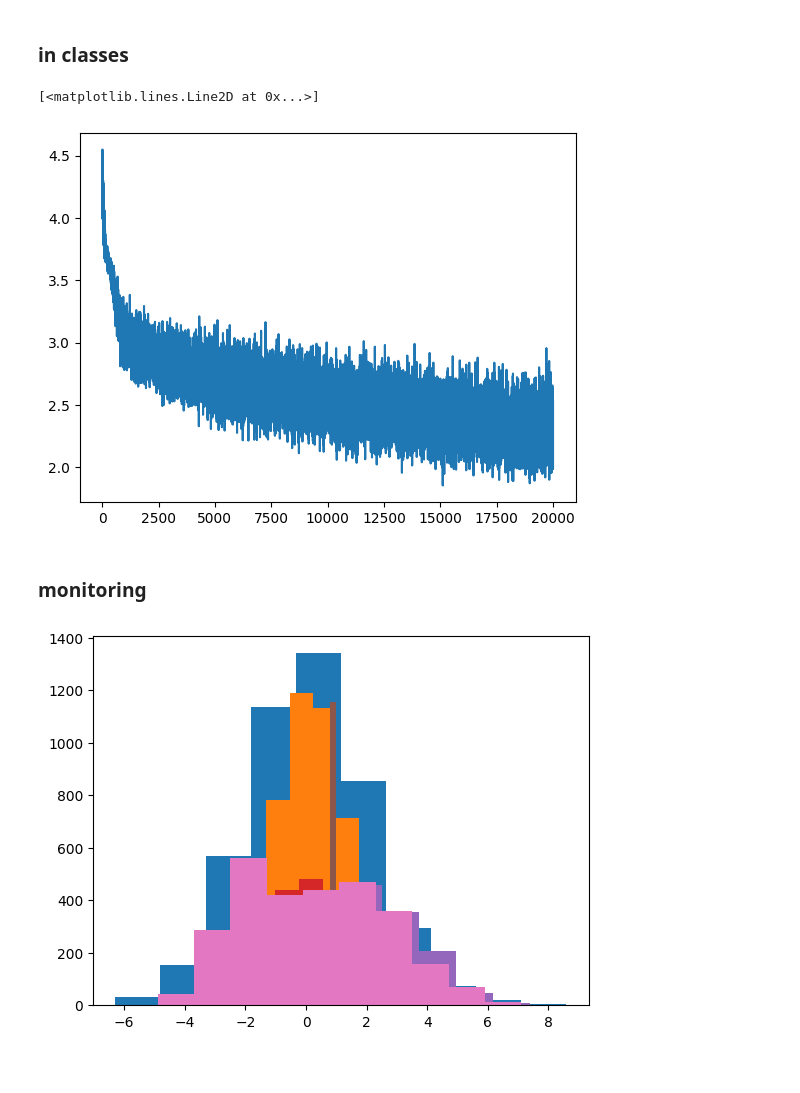
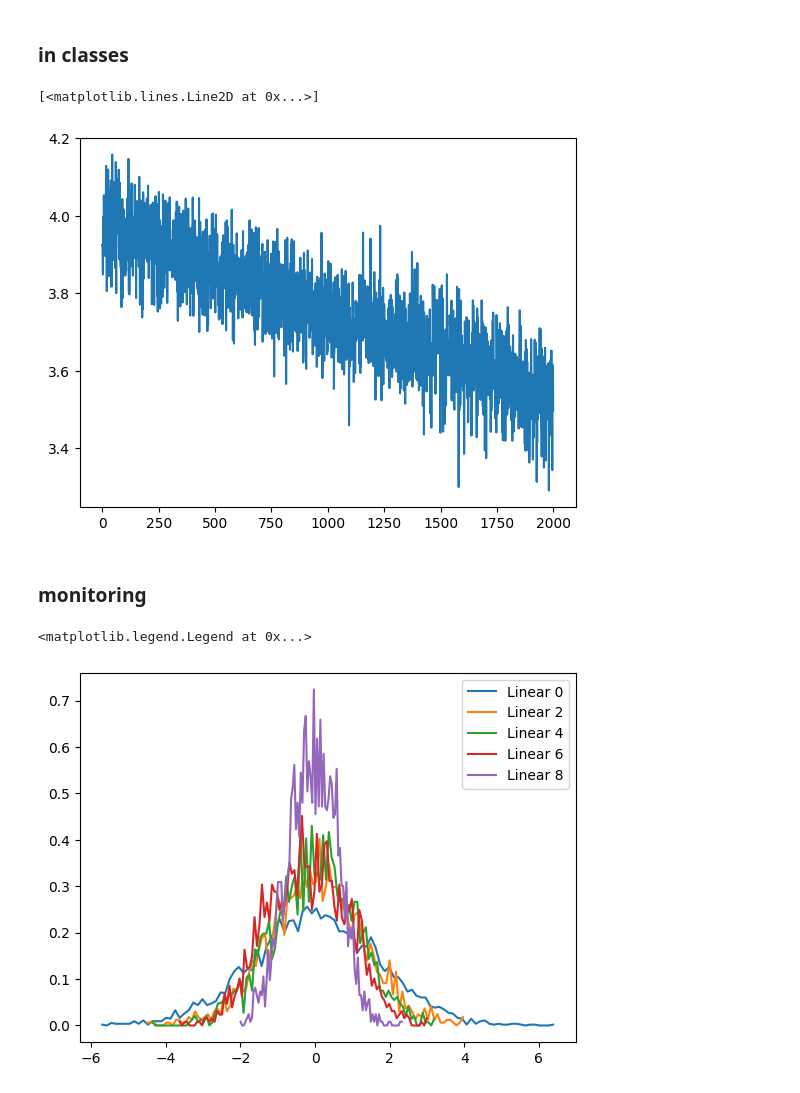
Before and after one commit to yiheinchai/kingscrosshacklab, a Jupyter notebook: projects/makemore/drugs/drugs.ipynb, the cells around one changed output. Drawn from its saved outputs; the diff is of its cells as text; code cells hidden in the pictures; blank space fills up the shorter version.

Commit message:
update model monitoring code

```diff
--- a/projects/makemore/drugs/drugs.ipynb
+++ b/projects/makemore/drugs/drugs.ipynb
@@ -270,8 +270,8 @@ torch.save({
 ### in classes
 # %%
 class Linear():
-    def __init__(self, in_features, out_features, bias=True):
-        W = torch.randn(in_features, out_features) * (5/3) / (in_features ** 0.5)
+    def __init__(self, in_features, out_features, bias=True, gain=5/3):
+        W = torch.randn(in_features, out_features) * (gain / (in_features ** 0.5))
         B = torch.zeros(out_features)
 
         self.W = W
@@ -296,7 +296,8 @@ class Linear():
 
     def step(self):
         for p in self.parameters:
-            p.data -= p.grad * LR
+            self.ud = p.grad * LR
+            p.data -= self.ud
 
 
 class BatchNorm():
@@ -359,49 +360,62 @@ class Tanh():
 EMBEDDING_DIM = 8
 HIDDEN_LAYER_1_SIZE = 70
 HIDDEN_LAYER_2_SIZE = 30
-LR = 1e-2
+LR = 1e-3
 
-NUM_EPOCHS = 20000
+NUM_EPOCHS = 2000
 BATCH_SIZE = 64
 
 
 E = torch.randn(vocab_size, EMBEDDING_DIM)
 
-layer_1 = Linear(EMBEDDING_DIM * context_length, HIDDEN_LAYER_1_SIZE, bias=True)
-bn_1 = BatchNorm()
-layer_2 = Linear(HIDDEN_LAYER_1_SIZE, HIDDEN_LAYER_2_SIZE, bias=True)
-bn_2 = BatchNorm()
-layer_3 = Linear(HIDDEN_LAYER_2_SIZE, vocab_size)
-tanh = Tanh()
 
-model = [layer_1, bn_1, tanh, layer_2, bn_2, tanh, layer_3]
+model = [
+    Linear(EMBEDDING_DIM * context_length, HIDDEN_LAYER_1_SIZE, bias=True),
+    # BatchNorm(),
+    Tanh(),
+    Linear(HIDDEN_LAYER_1_SIZE, HIDDEN_LAYER_2_SIZE, bias=True),
+    # BatchNorm(),
+    Tanh(),
+    Linear(HIDDEN_LAYER_2_SIZE, HIDDEN_LAYER_2_SIZE, bias=True),
+    # BatchNorm(),
+    Tanh(),
+    Linear(HIDDEN_LAYER_2_SIZE, HIDDEN_LAYER_2_SIZE, bias=True),
+    # BatchNorm(),
+    Tanh(),
+    Linear(HIDDEN_LAYER_2_SIZE, vocab_size, gain=1)
+]
 
 losses = []
+ud = []
 
 for batch_num in range(NUM_EPOCHS):
     batch_ix = torch.randint(0, X_tr.shape[0], (64,))
 
     xs = X_tr[batch_ix]
     y = Y_tr[batch_ix]
 
     emb = E[xs].view(-1, EMBEDDING_DIM * context_length)
 
     x = emb
 
     for l in model:
         x = l(x)
 
+    for l in model:
+        l.out.retain_grad()
+
     loss = torch.nn.functional.cross_entropy(x, y)
     loss.backward()
 
     for l in model:
         l.step()
 
+    ud.append([(l.ud.std() / l.parameters[0].data.std()).log10().item() for l in model if isinstance(l, Linear)])
     losses.append(loss.item())
 
 plt.plot(losses)
 # %% [output]
 [<matplotlib.lines.Line2D at 0x...>]
-[figure, old version]
+[figure, new version]
 # %% [markdown]
 ### monitoring
@@ -410,6 +422,11 @@ torch.tensor().num
 # %%
-for l in model:
-    plt.hist(l.out.detach().flatten().numpy(), linestyle='--')
+
+for i, l in enumerate(model):
+    if isinstance(l, Linear):
+        hy, hx = torch.histogram(l.out, density=True)
+        plt.plot(hx[:-1].detach(), hy.detach(), label=f"Linear {i}")
+plt.legend()
 # %% [output]
+<matplotlib.legend.Legend at 0x...>
-[figure, old version]
+[figure, new version]
 # %%
```
Also changed, not shown: parts of 4 cells of this notebook.
